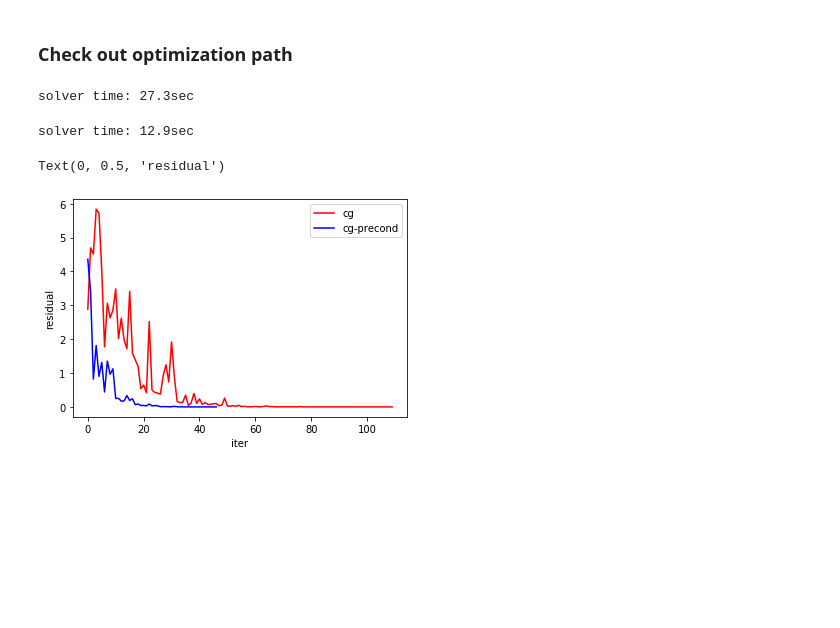
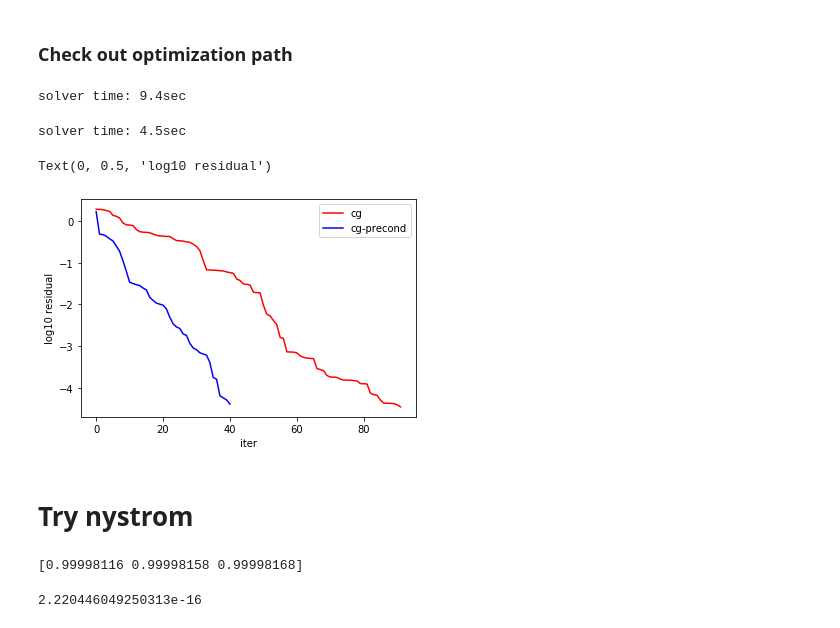
Before and after one commit to mijordan3/BNP_sensitivity, a Jupyter notebook: GMM_clustering/jupyter/hessian_runtime_experimentation.ipynb, the cells around one changed output. Drawn from its saved outputs; the diff is of its cells as text; code cells hidden in the pictures; blank space fills up the shorter version.

Commit message:
experimenting with nystrom-woodbury

```diff
--- a/GMM_clustering/jupyter/hessian_runtime_experimentation.ipynb
+++ b/GMM_clustering/jupyter/hessian_runtime_experimentation.ipynb
@@ -144,7 +144,7 @@ Text(0, 0.5, 'PC2')
 # %% [markdown]
 # Run CAVI
 # %%
-vb_opt_dict, e_z_cavi, kl_loss = cavi_lib.run_cavi(features, vb_params_dict,
+vb_opt_dict, e_z_cavi = cavi_lib.run_cavi(features, vb_params_dict,
                                             vb_params_paragami, prior_params_dict,
                                             gh_loc, gh_weights,
                                             debug = False)
@@ -291,7 +291,17 @@ class CGCallback():
         self.residuals = []
 
     def record_residuals(self, x):
-        self.residuals.append(np.linalg.norm(b - self.mat_times_vec(x)))
+#         e_z = gmm_lib.get_optimal_z_from_vb_params_dict(features,
+#                                        vb_params_paragami.fold(x, free = True),
+#                                        gh_loc, gh_weights)
+
+#         e_num_clust = cluster_lib.get_e_num_clusters_from_ez(e_z)
+
+#         self.residuals.append(e_num_clust)
+
+#         self.residuals.append(np.linalg.norm(b - self.mat_times_vec(x)))
+
+        self.residuals.append(np.linalg.norm(-x - dinput_dhyper[:, 0]))
 
     def return_path(self):
         return np.array(self.residuals)
@@ -313,7 +323,7 @@ _ = -solver(b)
 print('solver time: {:0.3}sec'.format(time.time() - t0))
 path1 = cg_callback.return_path()
 # %% [output]
-solver time: 27.3sec
+solver time: 9.4sec
 # %%
 cg_callback = CGCallback(mat_times_vec, b)
 solver = vittles.solver_lib.get_cg_solver(mat_times_vec,
@@ -327,14 +337,16 @@ _ = -solver(b)
 print('solver time: {:0.3}sec'.format(time.time() - t0))
 path2 = cg_callback.return_path()
 # %% [output]
-solver time: 12.9sec
+solver time: 4.5sec
 # %%
-plt.plot(path1, color = 'red', label = 'cg')
-plt.plot(path2, color = 'blue', label = 'cg-precond')
+plt.plot(np.log10(path1), color = 'red', label = 'cg')
+plt.plot(np.log10(path2), color = 'blue', label = 'cg-precond')
 plt.legend()
 
 plt.xlabel('iter')
-plt.ylabel('residual')
+plt.ylabel('log10 residual')
 # %% [output]
-Text(0, 0.5, 'residual')
+Text(0, 0.5, 'log10 residual')
-[figure, old version]
+[figure, new version]
+# %% [markdown]
+# Try nystrom
@@ -340,0 +364,19 @@ Text(0, 0.5, 'residual')
+# %%
+# a quick test
+dim = 3
+_a = np.random.randn(dim, dim)
+a = np.dot(_a, _a.transpose())
+
+mat_vec = lambda x: np.dot(a, x)
+
+max_eval = np.linalg.eigvals(a).max()
+
+v = np.random.randn(dim)
+
+foo = taylor_expand_matrix_inverse(mat_vec, v, max_eval, max_iter = 1000)
+
+true = np.linalg.solve(a, v)
+
+print(foo / true)
+# %% [output]
+[0.99998116 0.99998158 0.99998168]
@@ -340,0 +393,12 @@ Text(0, 0.5, 'residual')
+# %%
+# another quick test
+a = np.random.randn(3, 3)
+A = np.eye(3) + np.dot(a, a.transpose())
+
+woodb_inv, C, W_inv = get_nystrom_woodbury_approx(A, indx = np.array([0, 1]))
+
+A_tilde = np.dot(np.dot(C, W_inv), C.transpose())
+
+np.abs(np.linalg.inv(np.eye(3) + A_tilde) - woodb_inv).max()
+# %% [output]
+2.220446049250313e-16
```
Also changed, not shown: parts of 26 cells of this notebook, 2 other files.
